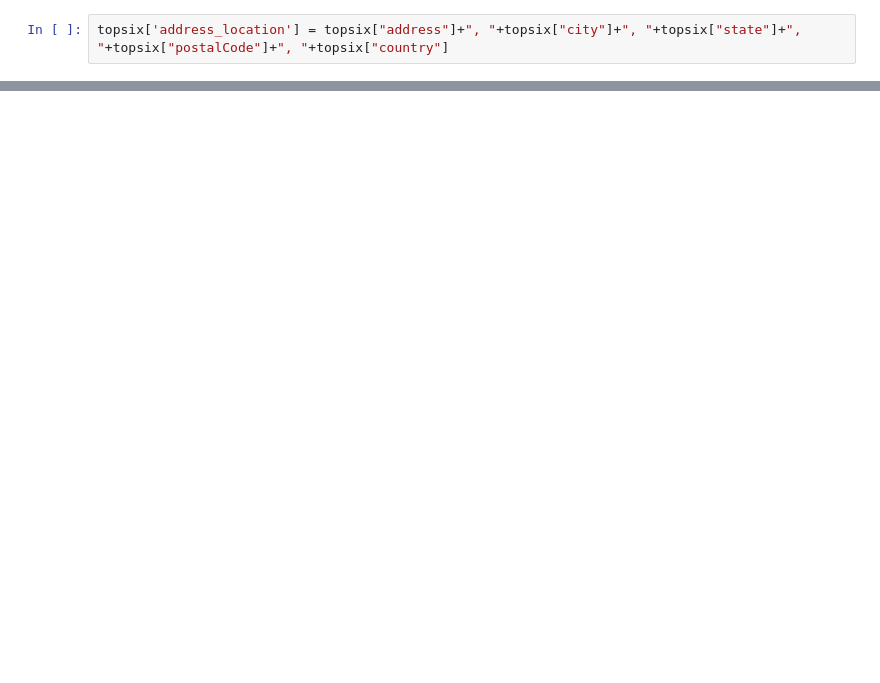
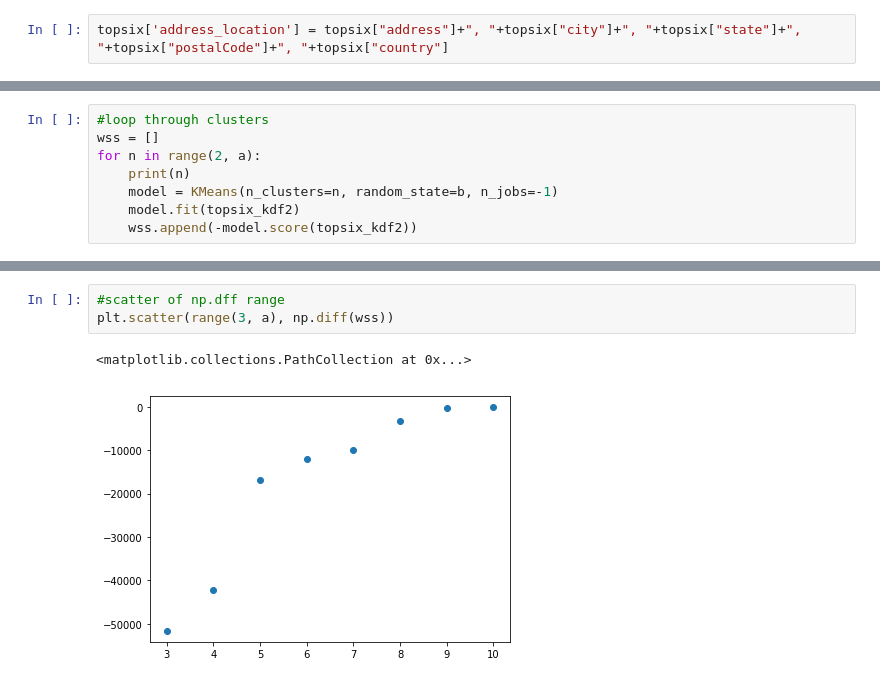
Before and after one commit to realsaul00/Breweries, a Jupyter notebook: topsix.ipynb, the cells around one changed output, grey strips where cells are left out. Cells and saved outputs as stored; diff of their text form; blank space fills up the shorter version.

```diff
--- a/topsix.ipynb
+++ b/topsix.ipynb
@@ -307,0 +462,8 @@ GeocoderQuotaExceeded: HTTP Error 429: Too Many Requests
+# %%
+#loop through clusters
+wss = []
+for n in range(2, a):
+    print(n)
+    model = KMeans(n_clusters=n, random_state=b, n_jobs=-1)
+    model.fit(topsix_kdf2)
+    wss.append(-model.score(topsix_kdf2))
@@ -307,0 +493,6 @@ GeocoderQuotaExceeded: HTTP Error 429: Too Many Requests
+# %%
+#scatter of np.dff range
+plt.scatter(range(3, a), np.diff(wss))
+# %% [output]
+<matplotlib.collections.PathCollection at 0x...>
+[figure, added]
```
Also changed, not shown: parts of 36 cells of this notebook.
